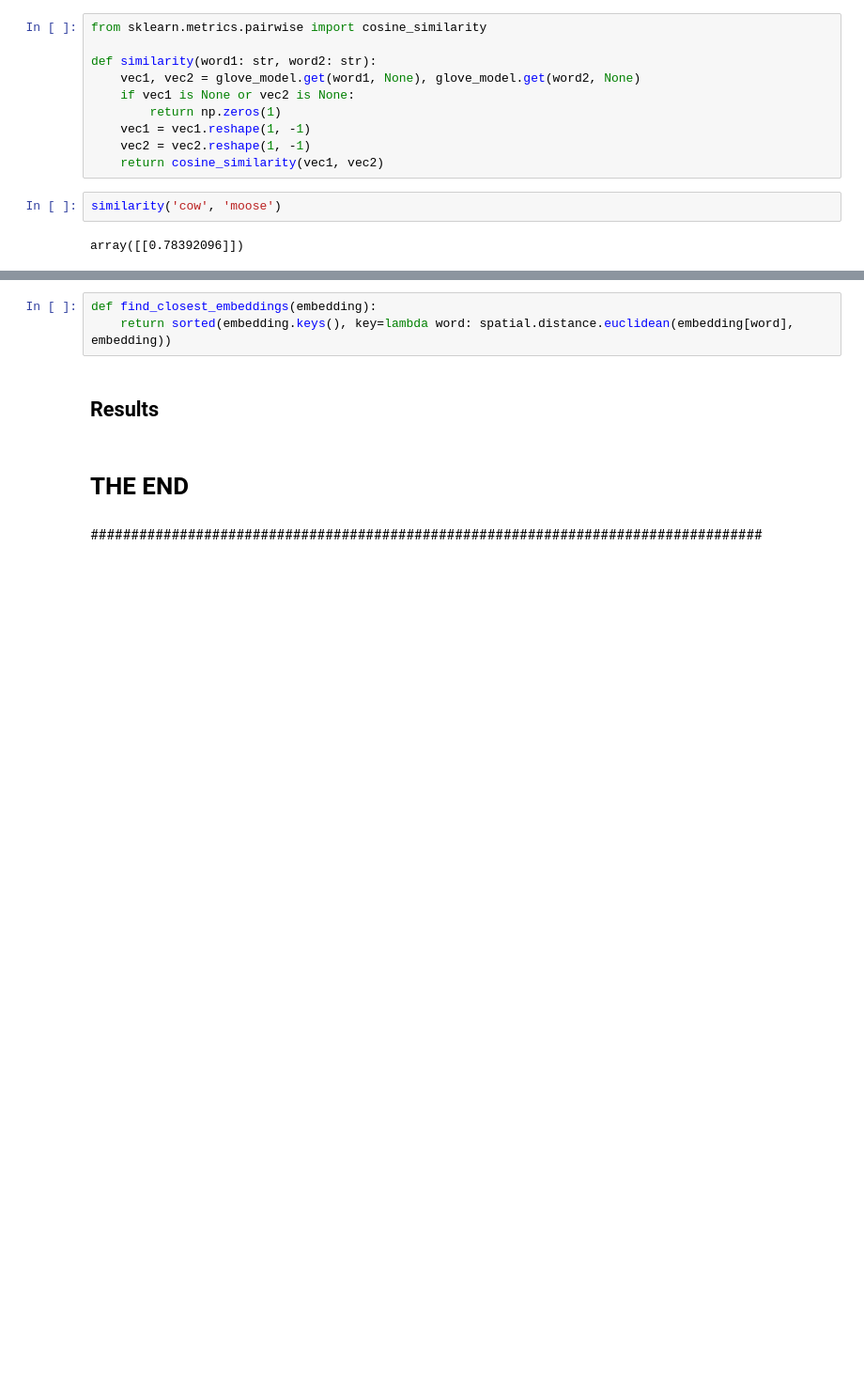
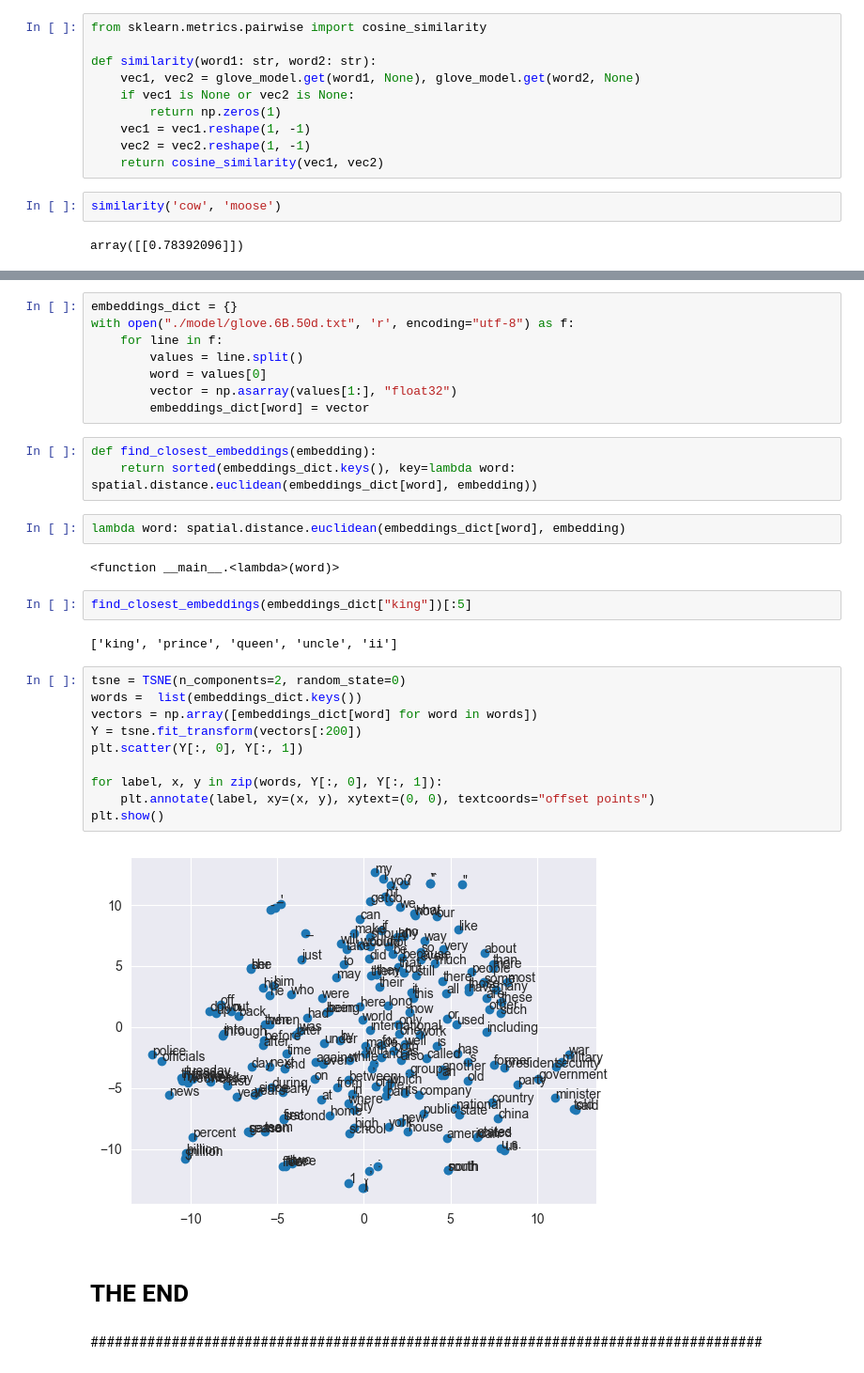
Before and after one commit to NimaMeghdadi/wordembedding_word2vec_gensim_brownCorpus, a Jupyter notebook: word2vec.ipynb, the cells around one changed output, grey strips where cells are left out. Shown at 94% size. Saved outputs shown, nothing was run; the diff lists cells and outputs as text; blank space fills up the shorter version.

Commit message:
feat(glove visualization):
pretrained glove model has been fit and visualized by link that has been mentioned in README

```diff
--- a/word2vec.ipynb
+++ b/word2vec.ipynb
@@ -635,8 +614,34 @@ array([[0.78392096]])
+# %%
+embeddings_dict = {}
+with open("./model/glove.6B.50d.txt", 'r', encoding="utf-8") as f:
+    for line in f:
+        values = line.split()
+        word = values[0]
+        vector = np.asarray(values[1:], "float32")
+        embeddings_dict[word] = vector
 # %%
 def find_closest_embeddings(embedding):
-    return sorted(embedding.keys(), key=lambda word: spatial.distance.euclidean(embedding[word], embedding))
+    return sorted(embeddings_dict.keys(), key=lambda word: spatial.distance.euclidean(embeddings_dict[word], embedding))
-# %% [markdown]
-## Results
+# %%
+lambda word: spatial.distance.euclidean(embeddings_dict[word], embedding)
+# %% [output]
+<function __main__.<lambda>(word)>
+# %%
+find_closest_embeddings(embeddings_dict["king"])[:5]
+# %% [output]
+['king', 'prince', 'queen', 'uncle', 'ii']
+# %%
+tsne = TSNE(n_components=2, random_state=0)
+words =  list(embeddings_dict.keys())
+vectors = np.array([embeddings_dict[word] for word in words])
+Y = tsne.fit_transform(vectors[:200])
+plt.scatter(Y[:, 0], Y[:, 1])
+
+for label, x, y in zip(words, Y[:, 0], Y[:, 1]):
+    plt.annotate(label, xy=(x, y), xytext=(0, 0), textcoords="offset points")
+plt.show()
+# %% [output]
+[figure, added]
 # %% [markdown]
 # THE END
 # %% [markdown]
```
Also changed, not shown: parts of 21 cells of this notebook, 1 other file.
